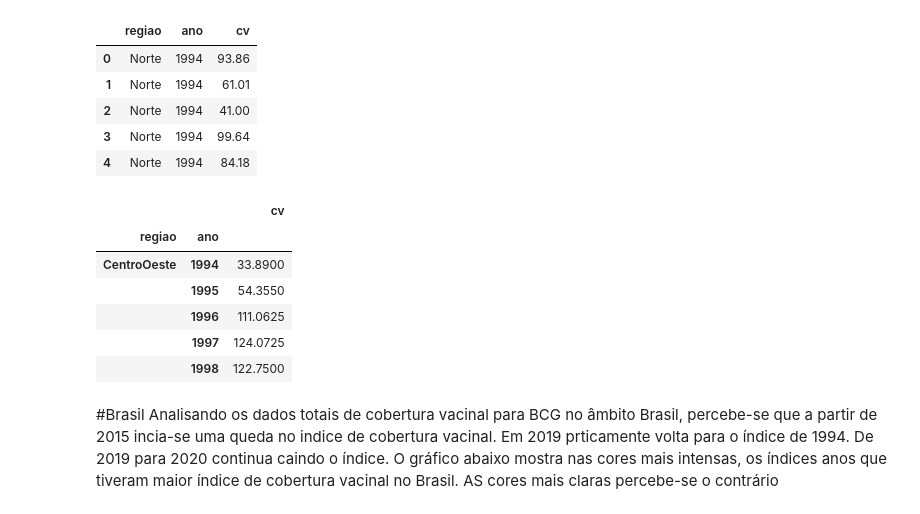
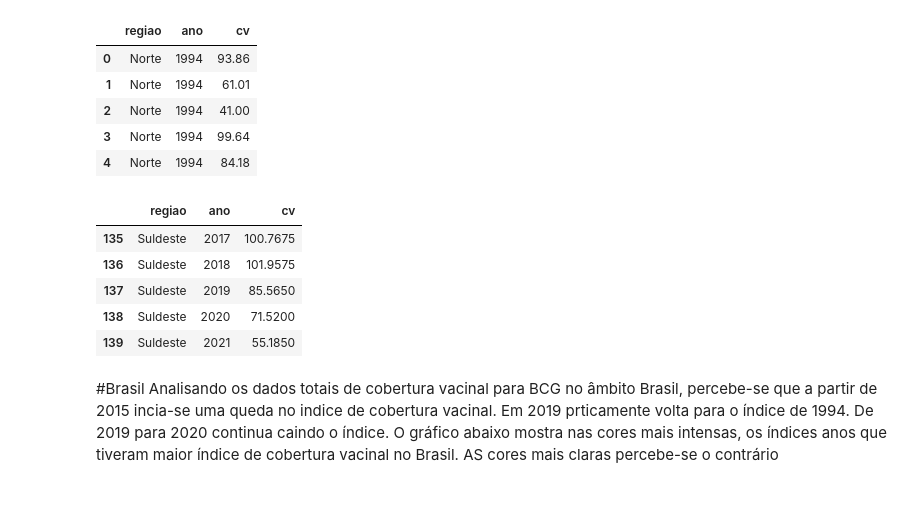
Before and after one commit to laugustovieira/imunizacao, a Jupyter notebook: imunizacao.ipynb, the cells around one changed output. Cells and saved outputs as stored; diff of their text form; code cells hidden in the pictures.

Commit message:
adicionando consultas por estado

```diff
--- a/imunizacao.ipynb
+++ b/imunizacao.ipynb
@@ -112,4 +112,4 @@ regiao = {"11 Rondônia": "Norte",
           "52 Goiás":"CentroOeste",
           "53 Distrito Federal":"CentroOeste"}
 # %%
-dados_regiao = dados[0:]
+dados_estados_regiao = dados[0:]
@@ -165,0 +126,3 @@ See the caveats in the documentation: https://pandas.pydata.org/pandas-docs/stab
+# %%
+dados_estados_regiao["regiao"] = dados_estados_regiao.index.map(regiao)
+dados_estados_regiao.head()
@@ -166,4 +142,5 @@ See the caveats in the documentation: https://pandas.pydata.org/pandas-docs/stab
 # %%
+dados_regiao = dados_estados_regiao.set_index("regiao")
 dados_regiao_aberto = dados_regiao.reset_index().melt(id_vars=["regiao"], value_vars = dados_regiao.columns)
 dados_regiao_aberto.columns = ["regiao","ano", "cv"]
 dados_regiao_aberto.head()
@@ -175,13 +152,12 @@ dados_regiao_aberto.head()
 | 3 | Norte | 1994 | 99.64 |
 | 4 | Norte | 1994 | 84.18 |
 # %%
-dados_regiao_aberto_agrupado = dados_regiao_aberto.groupby(["regiao", "ano"]).mean()
-dados_regiao_aberto_agrupado.head()
+dados_regiao_aberto_agrupado = dados_regiao_aberto.groupby(["regiao", "ano"]).mean().reset_index()
+dados_regiao_aberto_agrupado.tail()
 # %% [output]
-|  |  | cv |
-| regiao | ano |  |
-| CentroOeste | 1994 | 33.8900 |
-|  | 1995 | 54.3550 |
-|  | 1996 | 111.0625 |
-|  | 1997 | 124.0725 |
-|  | 1998 | 122.7500 |
+|  | regiao | ano | cv |
+| 135 | Suldeste | 2017 | 100.7675 |
+| 136 | Suldeste | 2018 | 101.9575 |
+| 137 | Suldeste | 2019 | 85.5650 |
+| 138 | Suldeste | 2020 | 71.5200 |
+| 139 | Suldeste | 2021 | 55.1850 |
```
Also changed, not shown: parts of 9 cells of this notebook.
